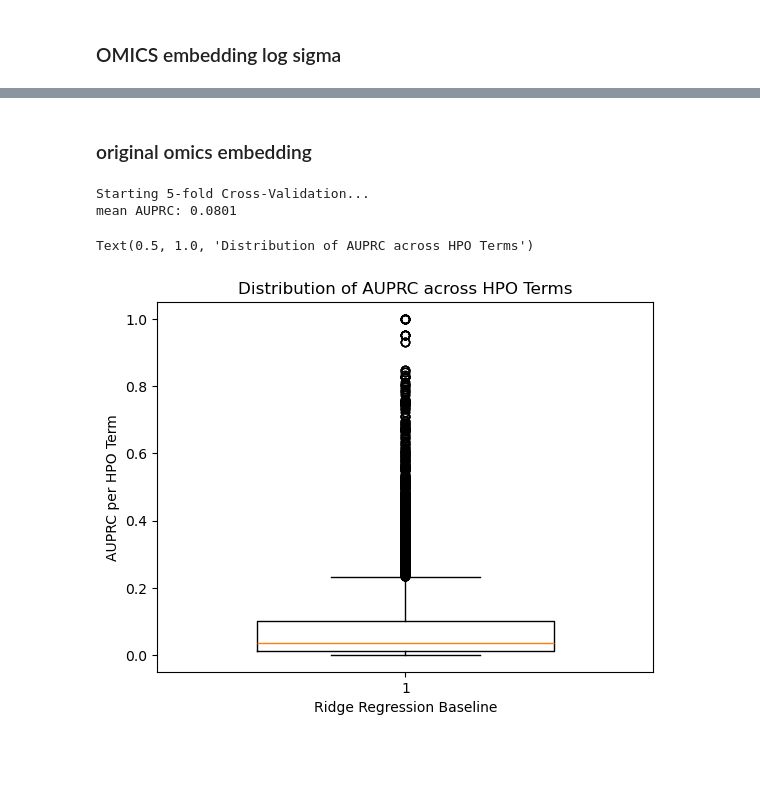
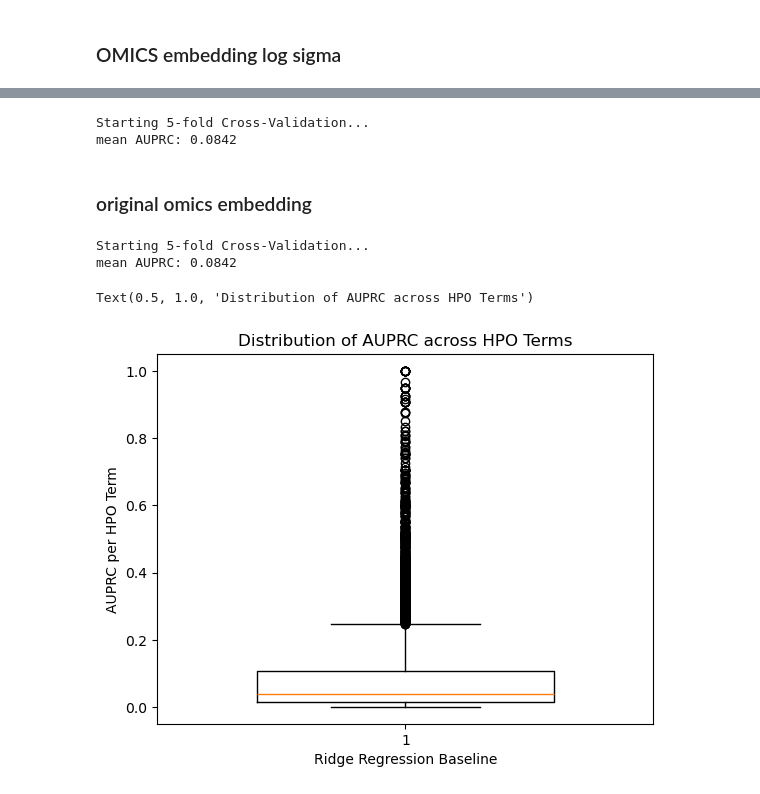
Before and after one commit to tianmalu/gene_embeddings, a Jupyter notebook: predict_hpos.ipynb, the cells around one changed output, grey strips where cells are left out. Drawn from its saved outputs; the diff is of its cells as text; code cells hidden in the pictures; blank space fills up the shorter version.

```diff
--- a/predict_hpos.ipynb
+++ b/predict_hpos.ipynb
@@ -169,50 +165,45 @@ mean AUPRC: 0.0842
+# %%
+# ridge regression
+results_base = predict_hpo_terms_base(Ridge(alpha=1.0),5,X_aligned, Y_aligned)
+
+all_scores = [
+    score
+    for scores in results_base.values()
+    for score in scores
+]
+
+
+# get mean AUPRC
+mean_auprc = np.mean(all_scores)
+
+print(f"mean AUPRC: {mean_auprc:.4f}")
+# %% [output]
+Starting 5-fold Cross-Validation...
+mean AUPRC: 0.0842
 # %% [markdown]
 ### original omics embedding
-# %%
-kf = KFold(n_splits=5, shuffle=True, random_state=42)
-model = Ridge(alpha=1.0) # standard baseline
-
-results_org = []
-
-# Cross-Validation Loop
-print("Starting 5-fold Cross-Validation...")
-
-for train_idx, test_idx in kf.split(X_aligned):
-    # Split data
-    X_train, X_test = X_aligned_org.iloc[train_idx], X_aligned_org.iloc[test_idx]
-    Y_train, Y_test = Y_aligned.iloc[train_idx], Y_aligned.iloc[test_idx]
-
-    # Train
-    model.fit(X_train, Y_train)
-
-    # Predict continuous scores
-    Y_pred = model.predict(X_test)
-
-    # Evaluate each HPO term individually
-    # We iterate over columns (terms) to calculate AUPRC per term
-    for i, hpo_term in enumerate(Y_aligned.columns):
-        y_true = Y_test.iloc[:, i]
-        y_score = Y_pred[:, i]
-
-        # Only calculate score if there is at least one positive example in the test set
-        if np.sum(y_true) > 0:
-            score = average_precision_score(y_true, y_score)
-            results_org.append(score)
-
-
-mean_auprc_org = np.mean(results_org)
-
-print(f"mean AUPRC: {mean_auprc_org:.4f}")
-# %% [output]
-Starting 5-fold Cross-Validation...
-mean AUPRC: 0.0801
+# %%
+results_base_org = predict_hpo_terms_base(Ridge(alpha=1.0),5,X_aligned_org, Y_aligned)
+
+all_scores_org = [
+    score
+    for scores in results_base.values()
+    for score in scores
+]
+
+mean_auprc_org = np.mean(all_scores_org)
+
+print(f"mean AUPRC: {mean_auprc_org:.4f}")
+# %% [output]
+Starting 5-fold Cross-Validation...
+mean AUPRC: 0.0842
 # %%
 # box plot with results
 
-plt.boxplot(results, positions=[1], widths=0.6)
+plt.boxplot(all_scores, positions=[1], widths=0.6)
 plt.xlabel('Ridge Regression Baseline')
 plt.ylabel('AUPRC per HPO Term')
 plt.title('Distribution of AUPRC across HPO Terms')
 # %% [output]
 Text(0.5, 1.0, 'Distribution of AUPRC across HPO Terms')
-[figure, old version]
+[figure, new version]
```
Also changed, not shown: parts of 20 cells of this notebook.
